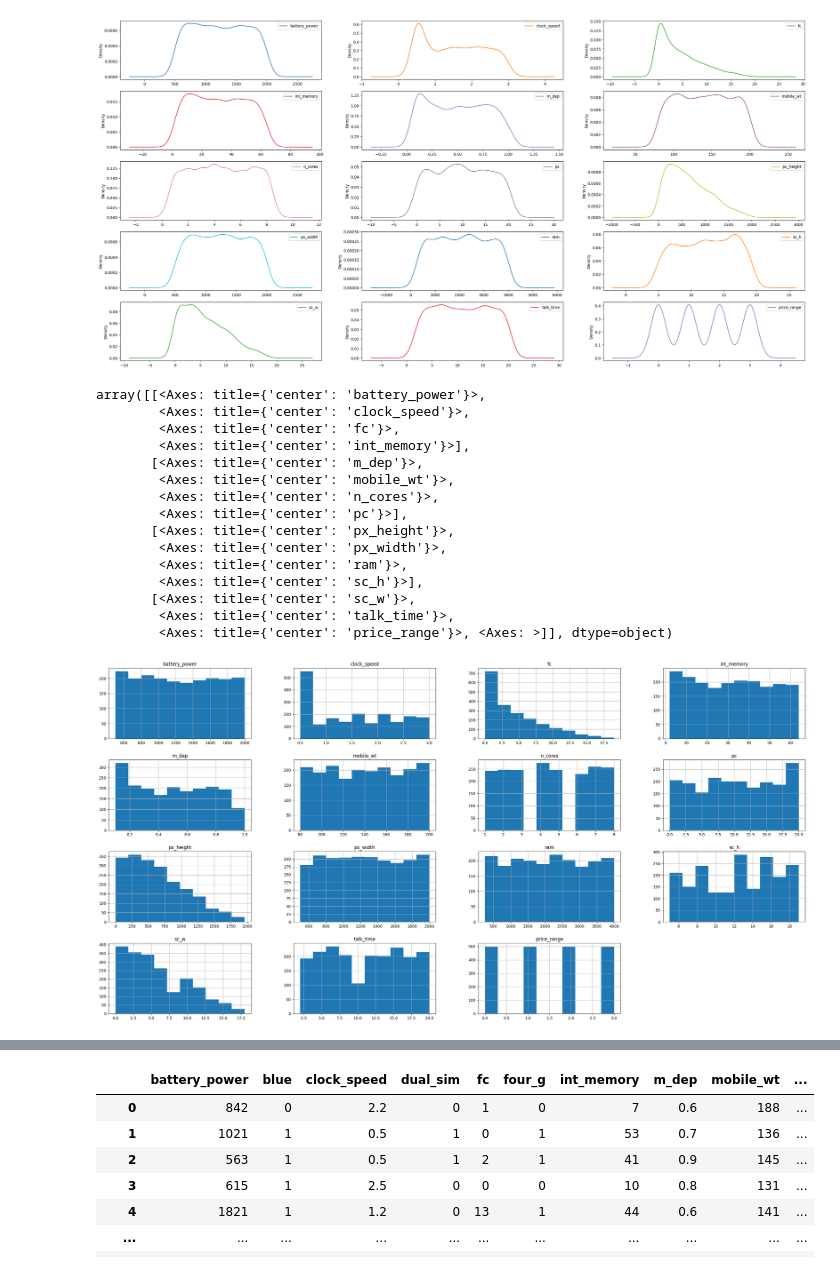
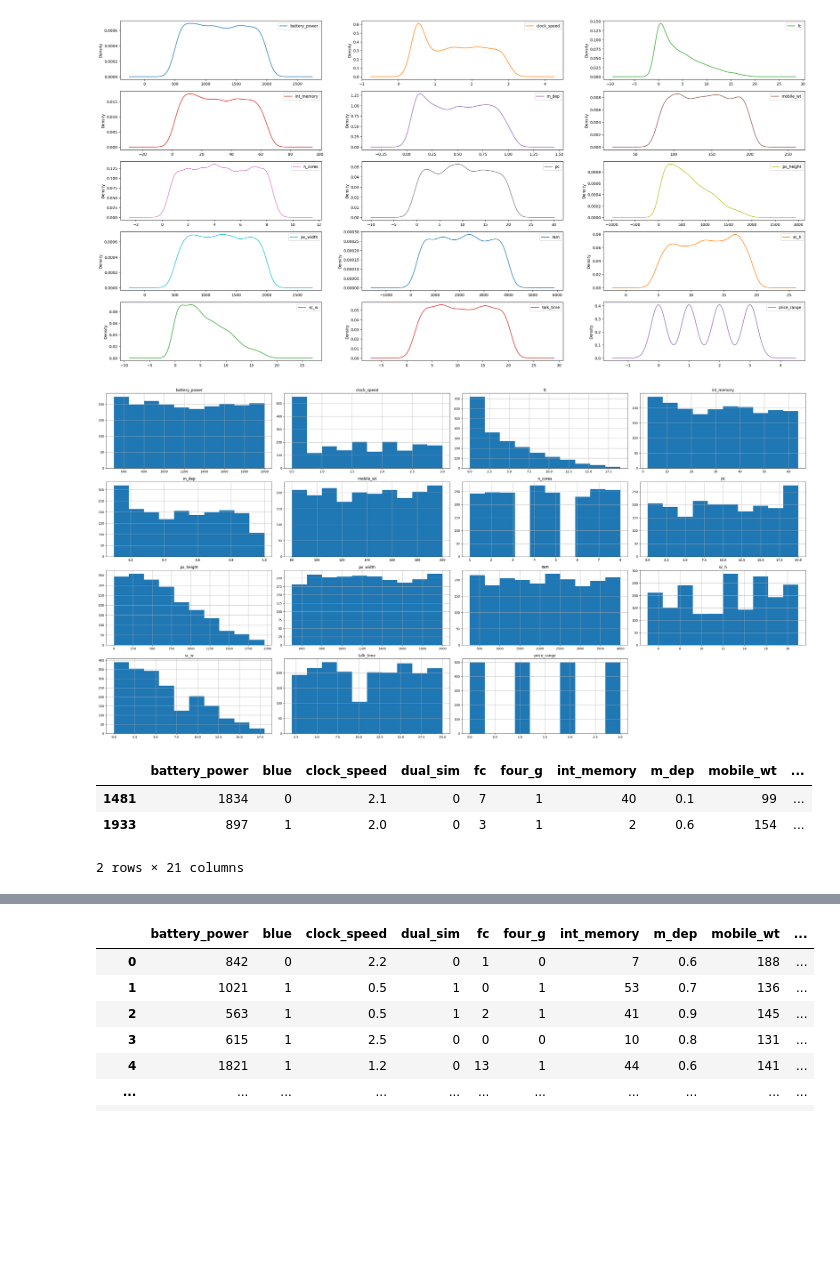
Before and after one commit to Samikshya0620/Mobile-Price-Classifier, a Jupyter notebook: rando forest.ipynb, the cells around one changed output, grey strips where cells are left out. Saved outputs shown, nothing was run; the diff lists cells and outputs as text; code cells hidden in the pictures; blank space fills up the shorter version.

```diff
--- a/rando forest.ipynb
+++ b/rando forest.ipynb
@@ -234,21 +217,7 @@ plt.show()
 # %% [output]
 [figure]
 # %%
-data.hist(figsize=(32,16), bins = 10)
+data.hist(figsize=(32,16))
+plt.tight_layout()
 # %% [output]
-array([[<Axes: title={'center': 'battery_power'}>,
-        <Axes: title={'center': 'clock_speed'}>,
-        <Axes: title={'center': 'fc'}>,
-        <Axes: title={'center': 'int_memory'}>],
-       [<Axes: title={'center': 'm_dep'}>,
-        <Axes: title={'center': 'mobile_wt'}>,
-        <Axes: title={'center': 'n_cores'}>,
-        <Axes: title={'center': 'pc'}>],
-       [<Axes: title={'center': 'px_height'}>,
-        <Axes: title={'center': 'px_width'}>,
-        <Axes: title={'center': 'ram'}>,
-        <Axes: title={'center': 'sc_h'}>],
-       [<Axes: title={'center': 'sc_w'}>,
-        <Axes: title={'center': 'talk_time'}>,
-        <Axes: title={'center': 'price_range'}>, <Axes: >]], dtype=object)
-[figure, old version]
+[figure, new version]
@@ -254,0 +228,7 @@ array([[<Axes: title={'center': 'battery_power'}>,
+# %%
+data[data['px_height']==0]
+# %% [output]
+|  | battery_power | blue | clock_speed | dual_sim | fc | four_g | int_memory | m_dep | mobile_wt | ... |
+| 1481 | 1834 | 0 | 2.1 | 0 | 7 | 1 | 40 | 0.1 | 99 | ... |
+| 1933 | 897 | 1 | 2.0 | 0 | 3 | 1 | 2 | 0.6 | 154 | ... |
+2 rows × 21 columns
```
Also changed, not shown: parts of 42 cells of this notebook, 1 other file.
